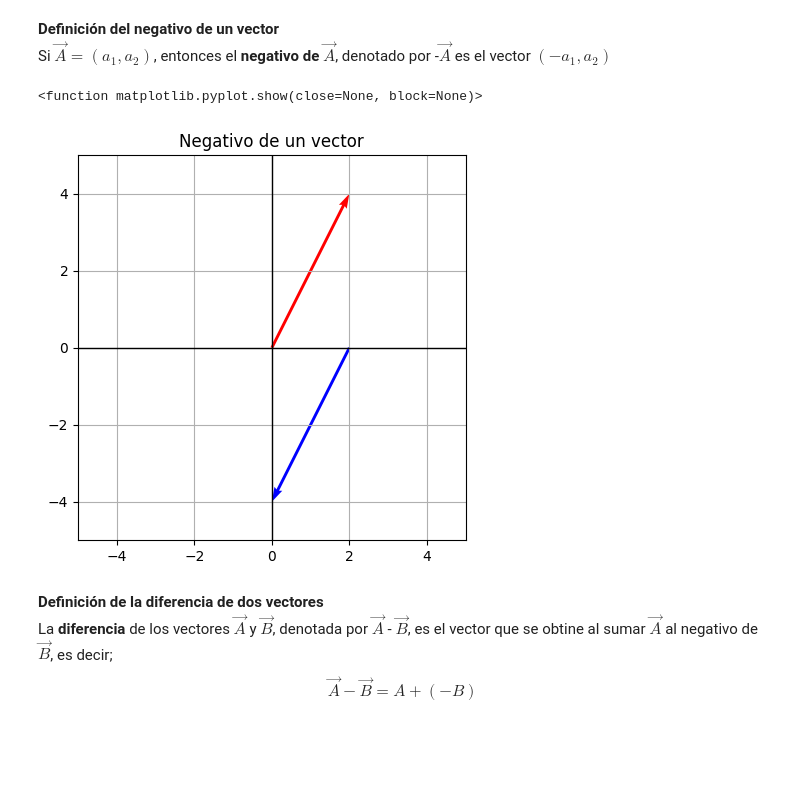
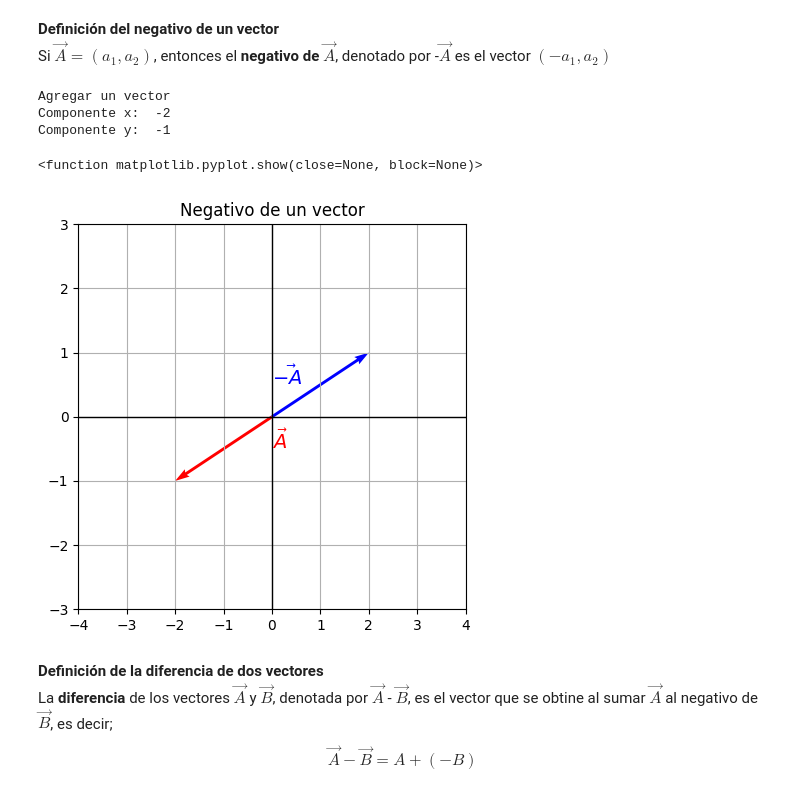
Before and after one commit to KristhianPineda/kPhysics, a Jupyter notebook: notebooks/math/vectores1.ipynb, the cells around one changed output. Drawn from its saved outputs; the diff is of its cells as text; code cells hidden in the pictures; blank space fills up the shorter version.

Commit message:
nuevos cambios en vectores1

```diff
--- a/notebooks/math/vectores1.ipynb
+++ b/notebooks/math/vectores1.ipynb
@@ -225,24 +261,35 @@ Si $\vec{A}=(a_1, a_2)$, entonces el **negativo de** $\vec{A}$, denotado por -$\
 # %%
 import matplotlib.pyplot as plt
 
 # Componentes del vector
-vector_x=2
-vector_y=4
+print("Agregar un vector")
+vec_x=float(input("Componente x: "))
+vec_y=float(input("Componente y: "))
+
+# limites de la gráfica
+lim_x=abs(vec_x)+2
+lim_y=abs(vec_y)+2
+
 # Creación del plano
 plt.figure(figsize=(5,5))
-plt. xlim(-5, 5)
-plt.ylim(-5,5)
+plt. xlim(-lim_x, lim_x)
+plt.ylim(-lim_y,lim_y)
 plt.grid(True)
 plt.axhline(0, color='black', linewidth=1)
 plt.axvline(0, color='black', linewidth=1)
 plt.title("Negativo de un vector")
 # Dibujo de los vectores
-plt.quiver(0, 0, vector_x, vector_y, angles='xy', scale_units='xy', scale=1, color='r')
-plt.quiver(2, 0, -vector_x, -vector_y, angles='xy', scale_units='xy', scale=1, color='blue')
+plt.quiver(0, 0, vec_x, vec_y, angles='xy', scale_units='xy', scale=1, color='r')
+plt.quiver(0, 0, -vec_x, -vec_y, angles='xy', scale_units='xy', scale=1, color='blue')
+plt.text(vec_x/2+1, vec_y/2,r"$\vec{A}$", fontsize=14, color='r')
+plt.text(-vec_x/2-1,-vec_y/2,r"$\vec{-A}$", fontsize=14, color='b')
 plt.show
 # %% [output]
-<function matplotlib.pyplot.show(close=None, block=None)>
+Agregar un vector
+Componente x:  -2
+Componente y:  -1
+<function matplotlib.pyplot.show(close=None, block=None)>
-[figure, old version]
+[figure, new version]
 # %% [markdown]
 **Definición de la diferencia de dos vectores**
 La **diferencia** de los vectores $\vec{A}$ y $\vec{B}$, denotada por $\vec{A}$ - $\vec{B}$, es el vector que se obtine al sumar $\vec{A}$ al negativo de $\vec{B}$, es decir; $$\vec{A}-\vec{B} = A + (-B)$$
```
Also changed, not shown: parts of 6 cells of this notebook.
